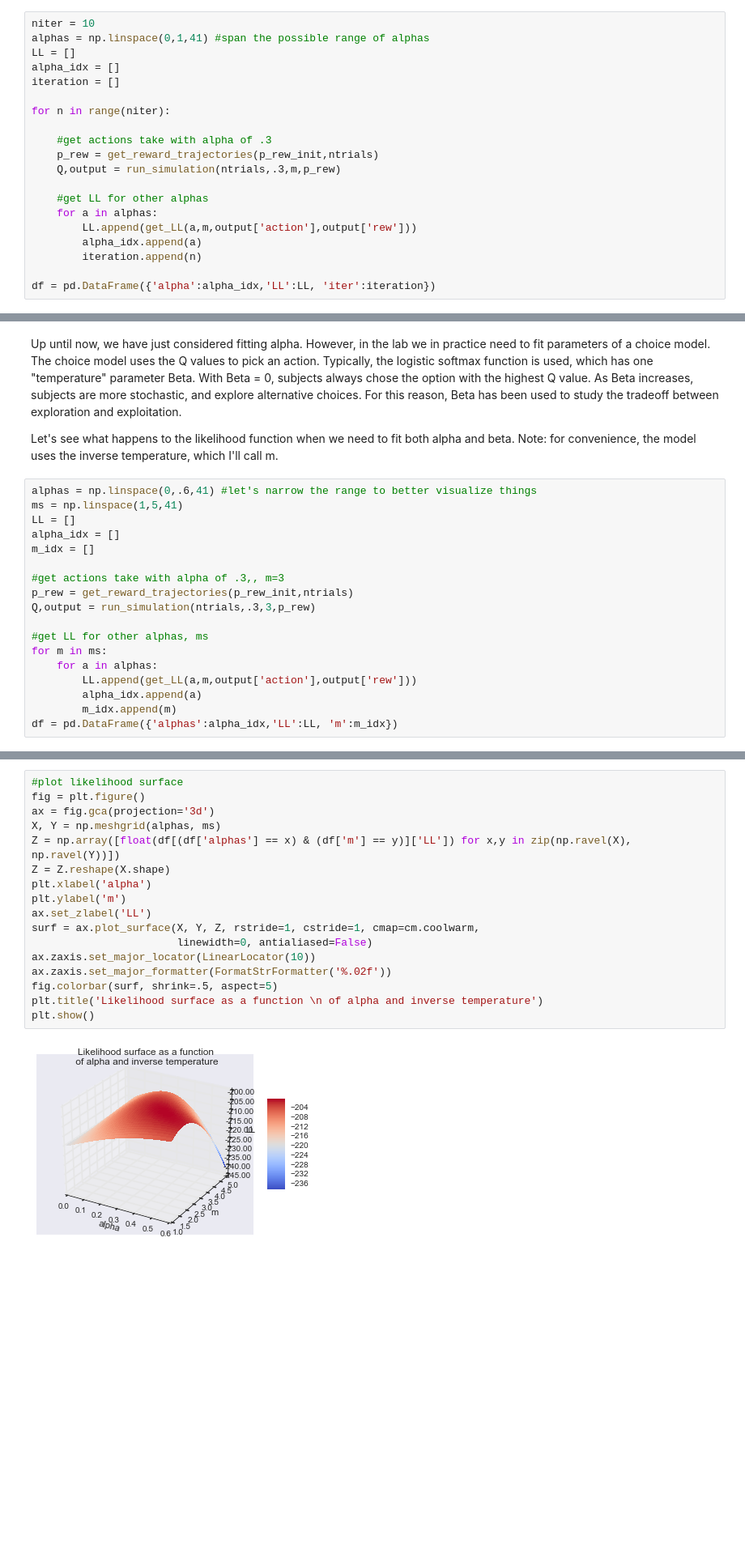
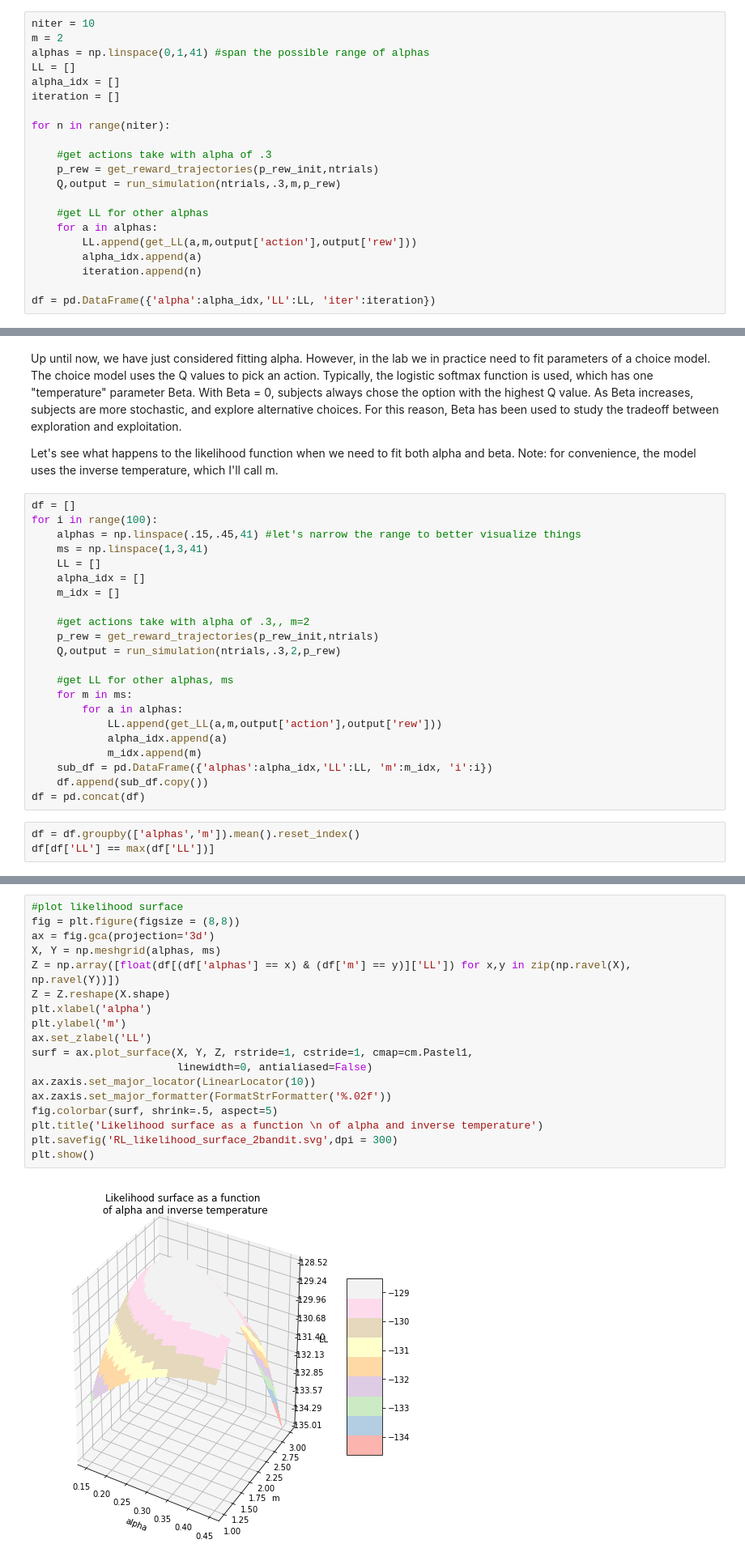
Before and after one commit to iancballard/RL-Tutorials, a Jupyter notebook: RL Parameter Identifiability.ipynb, the cells around one changed output, grey strips where cells are left out. Shown at 81% size. Saved outputs shown, nothing was run; the diff lists cells and outputs as text; blank space fills up the shorter version.

```diff
--- a/RL Parameter Identifiability.ipynb
+++ b/RL Parameter Identifiability.ipynb
@@ -144,6 +144,7 @@ def get_LL(alpha,m,actions,rewards):
     return LL
 # %%
 niter = 10
+m = 2
 alphas = np.linspace(0,1,41) #span the possible range of alphas
 LL = []
 alpha_idx = []
@@ -208,20 +209,27 @@ Up until now, we have just considered fitting alpha. However, in the lab we in p
 
 Let's see what happens to the likelihood function when we need to fit both alpha and beta. Note: for convenience, the model uses the inverse temperature, which I'll call m.
 # %%
-alphas = np.linspace(0,.6,41) #let's narrow the range to better visualize things
-ms = np.linspace(1,5,41)
-LL = []
-alpha_idx = []
-m_idx = []
+df = []
+for i in range(100):
+    alphas = np.linspace(.15,.45,41) #let's narrow the range to better visualize things
+    ms = np.linspace(1,3,41)
+    LL = []
+    alpha_idx = []
+    m_idx = []
 
-#get actions take with alpha of .3,, m=3
-p_rew = get_reward_trajectories(p_rew_init,ntrials)
-Q,output = run_simulation(ntrials,.3,3,p_rew)
+    #get actions take with alpha of .3,, m=2
+    p_rew = get_reward_trajectories(p_rew_init,ntrials)
+    Q,output = run_simulation(ntrials,.3,2,p_rew)
 
-#get LL for other alphas, ms
-for m in ms:
-    for a in alphas:
-        LL.append(get_LL(a,m,output['action'],output['rew']))
-        alpha_idx.append(a)
-        m_idx.append(m)
-df = pd.DataFrame({'alphas':alpha_idx,'LL':LL, 'm':m_idx})
+    #get LL for other alphas, ms
+    for m in ms:
+        for a in alphas:
+            LL.append(get_LL(a,m,output['action'],output['rew']))
+            alpha_idx.append(a)
+            m_idx.append(m)
+    sub_df = pd.DataFrame({'alphas':alpha_idx,'LL':LL, 'm':m_idx, 'i':i})
+    df.append(sub_df.copy())
+df = pd.concat(df)
+# %%
+df = df.groupby(['alphas','m']).mean().reset_index()
+df[df['LL'] == max(df['LL'])]
@@ -228,19 +241,20 @@ df = pd.DataFrame({'alphas':alpha_idx,'LL':LL, 'm':m_idx})
 # %%
 #plot likelihood surface
-fig = plt.figure()
+fig = plt.figure(figsize = (8,8))
 ax = fig.gca(projection='3d')
 X, Y = np.meshgrid(alphas, ms)
 Z = np.array([float(df[(df['alphas'] == x) & (df['m'] == y)]['LL']) for x,y in zip(np.ravel(X), np.ravel(Y))])
 Z = Z.reshape(X.shape)
 plt.xlabel('alpha')
 plt.ylabel('m')
 ax.set_zlabel('LL')
-surf = ax.plot_surface(X, Y, Z, rstride=1, cstride=1, cmap=cm.coolwarm,
+surf = ax.plot_surface(X, Y, Z, rstride=1, cstride=1, cmap=cm.Pastel1,
                        linewidth=0, antialiased=False)
 ax.zaxis.set_major_locator(LinearLocator(10))
 ax.zaxis.set_major_formatter(FormatStrFormatter('%.02f'))
 fig.colorbar(surf, shrink=.5, aspect=5)
 plt.title('Likelihood surface as a function \n of alpha and inverse temperature')
+plt.savefig('RL_likelihood_surface_2bandit.svg',dpi = 300)
 plt.show()
 # %% [output]
-[figure, old version]
+[figure, new version]
```
Also changed, not shown: parts of 14 cells of this notebook.
